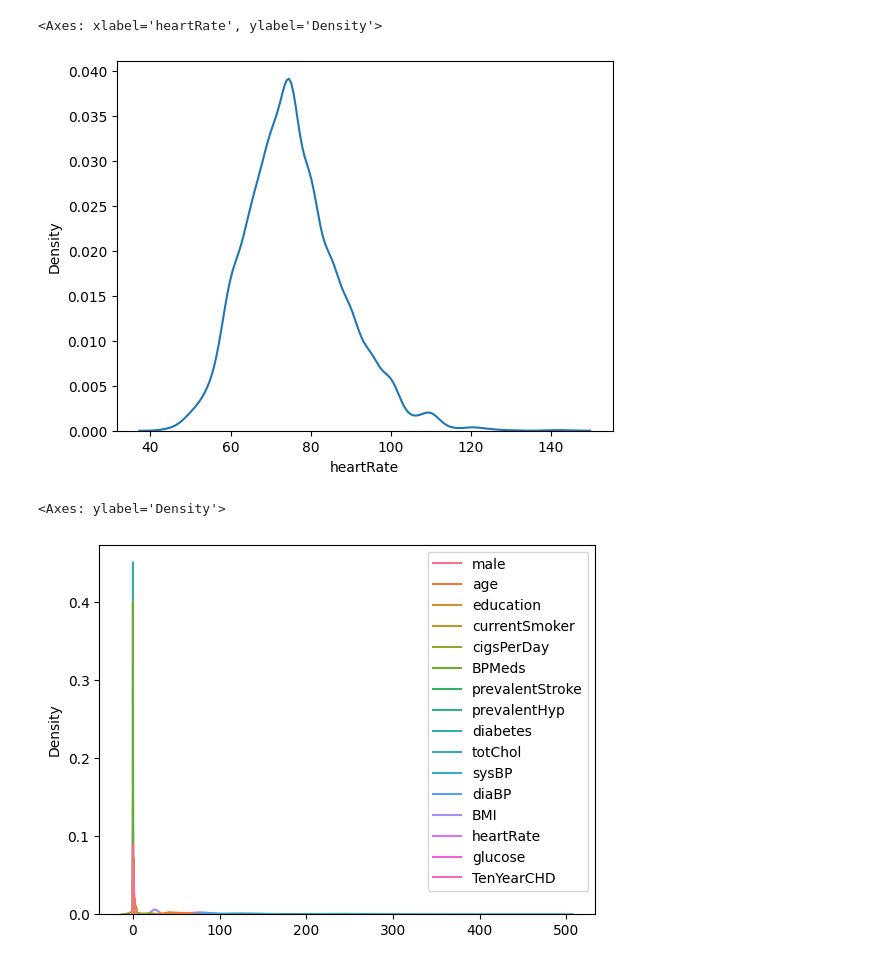
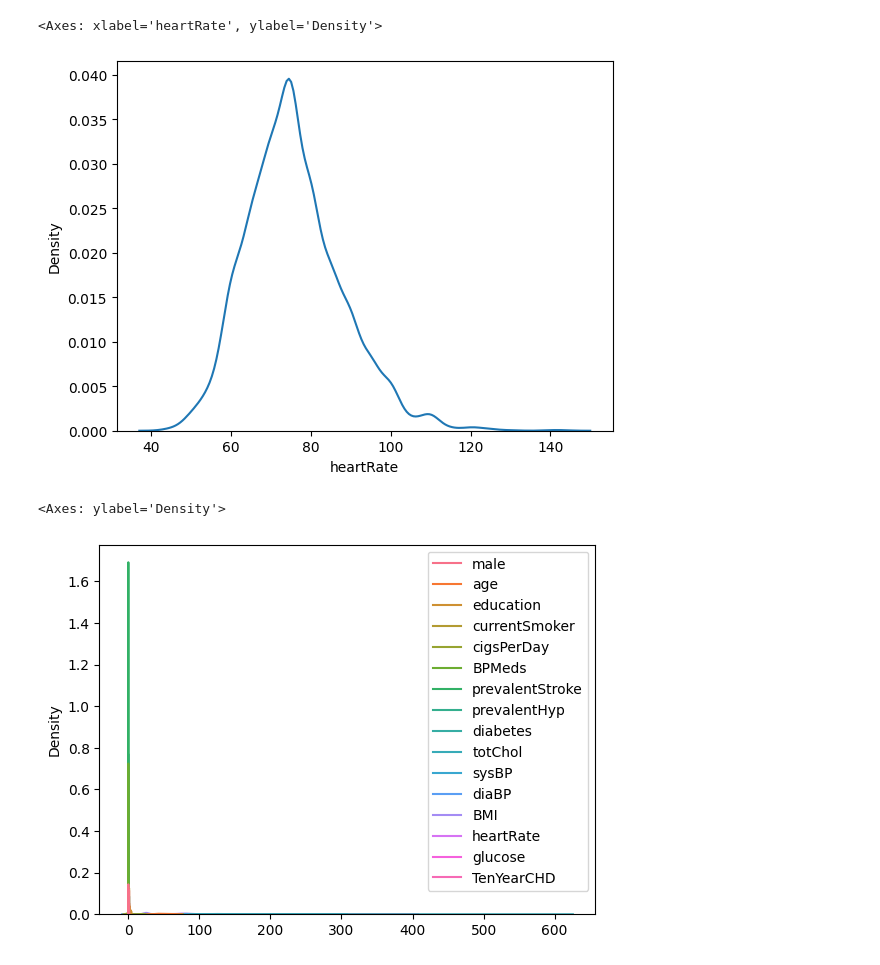
Before and after one commit to abdallahsellem/ExpertSystemProject_Collage, a Jupyter notebook: Logistic_Regression.ipynb, the cells around one changed output. Drawn from its saved outputs; the diff is of its cells as text; code cells hidden in the pictures.

```diff
--- a/Logistic_Regression.ipynb
+++ b/Logistic_Regression.ipynb
@@ -27,0 +35,5 @@ print(data)
+# %%
+#remove all coulmns and rows with null
+data = data.dropna()
+data=data.dropna(axis=1)
+data.isnull().sum()
@@ -102,0 +131,15 @@ sbn.jointplot(x=data['heartRate'].head(2000), y=data['TenYearCHD'].head(2000), k
+# %%
+Q1_sys = np.percentile(data['diaBP'], 25, interpolation = 'midpoint')
+Q3_sys = np.percentile(data['diaBP'], 75, interpolation = 'midpoint')
+IQR_sys = Q3_sys - Q1_sys
+upper_bound_sys = Q3_sys + (1.5 * IQR_sys)
+lower_bound_sys = Q1_sys - (1.5 * IQR_sys)
+
+new_col=[]
+for value in data["diaBP"]:
+    if(value<=upper_bound_sys)and(value>=lower_bound_sys):
+        new_col.append(value)
+    else:
+        new_col.append(0)
+
+data["diaBP"]=new_col
@@ -109,11 +243,11 @@ sbn.kdeplot(data=data['TenYearCHD'])
 sbn.kdeplot(data=data['heartRate'])
 # %% [output]
 <Axes: xlabel='heartRate', ylabel='Density'>
-[figure, old version]
+[figure, new version]
 # %%
-sbn.kdeplot(data.head(200))
+sbn.kdeplot(data)
 # %% [output]
 <Axes: ylabel='Density'>
-[figure, old version]
+[figure, new version]
 # %%
 colums=["currentSmoker","cigsPerDay","prevalentHyp","age","male","education","BPMeds"]
```
Also changed, not shown: parts of 31 cells of this notebook.
